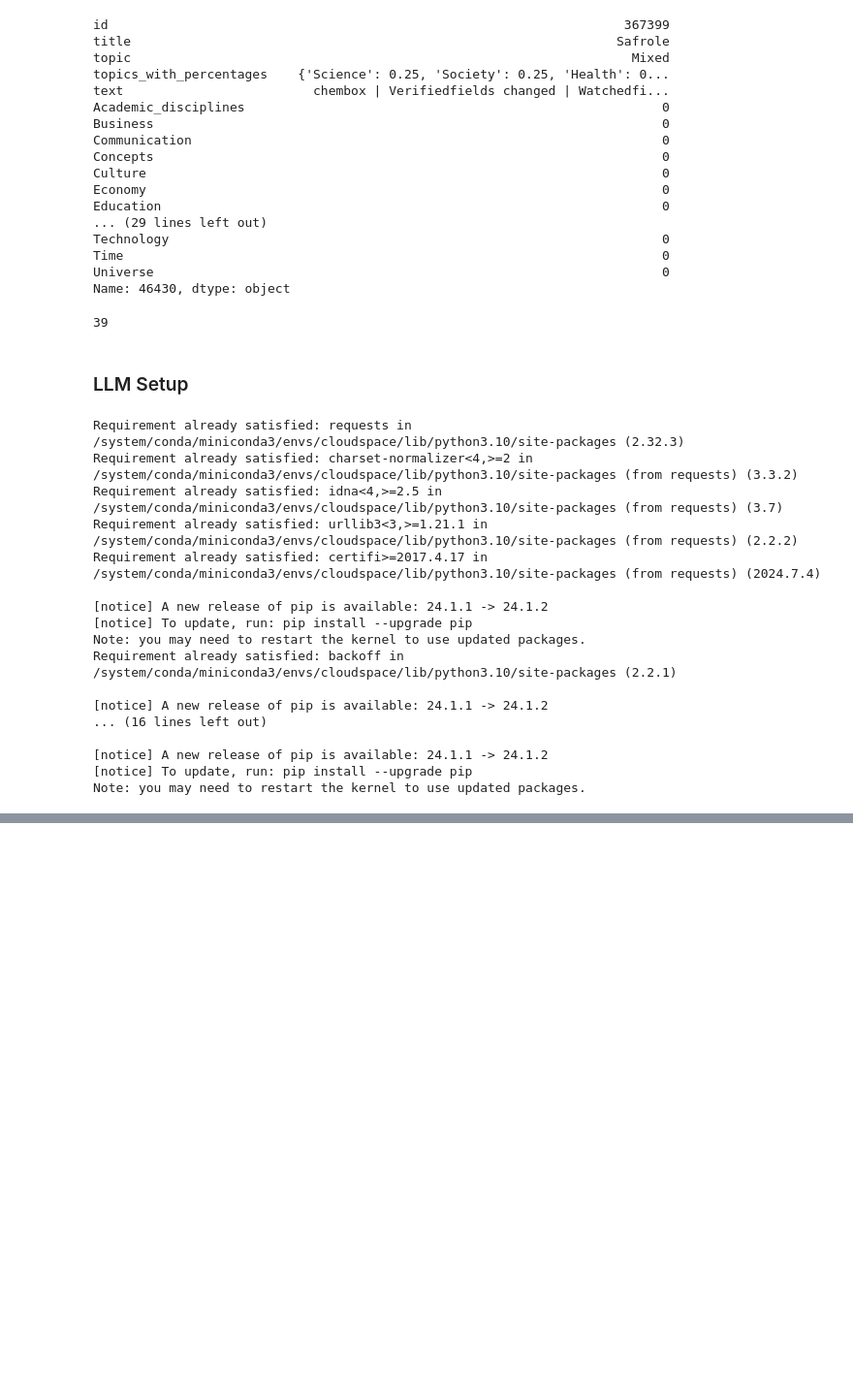
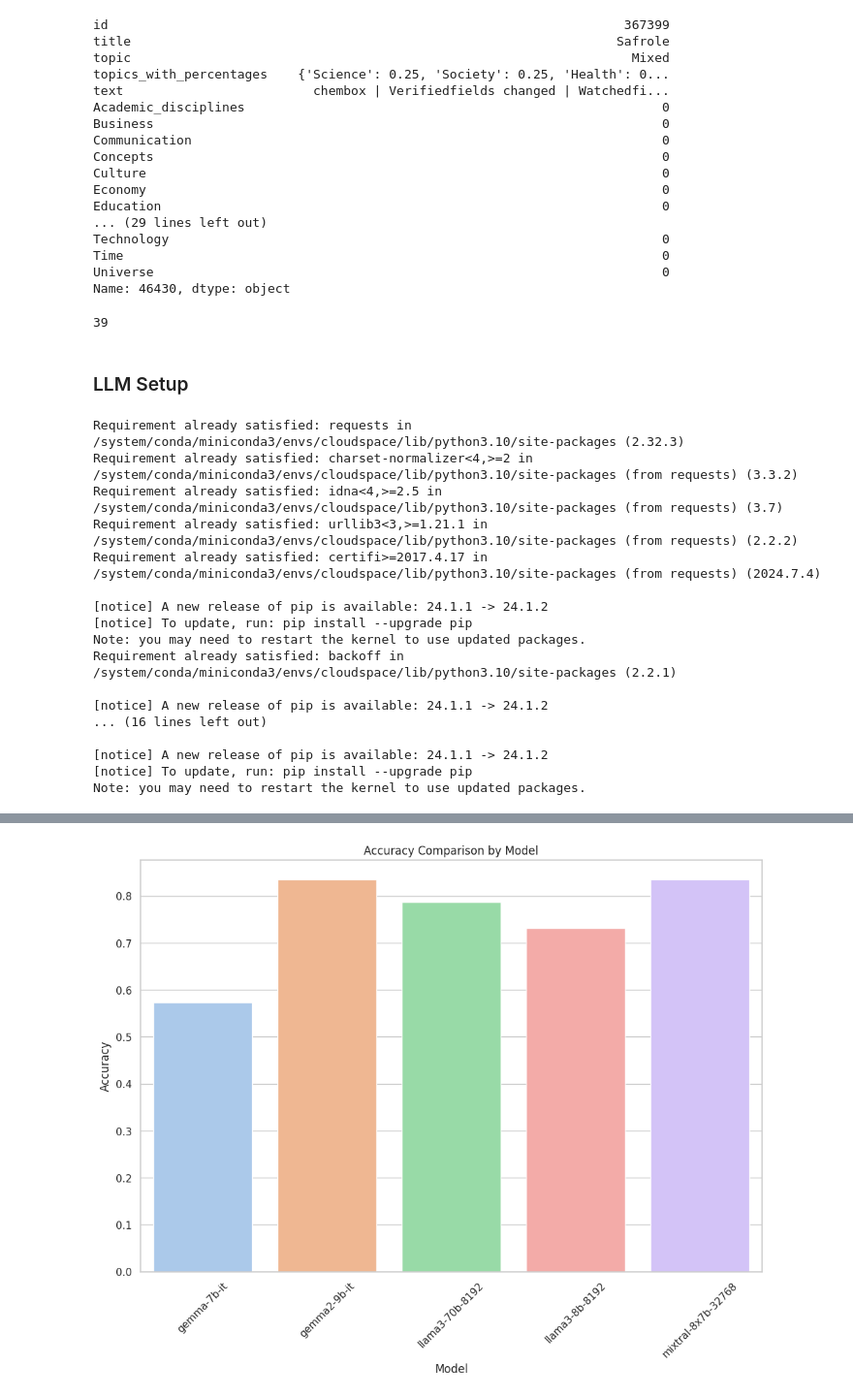
Before and after one commit to alexcalabrese/dsl_project, a Jupyter notebook: DSL_llm.ipynb, the cells around one changed output, grey strips where cells are left out. Shown at 97% size. Drawn from its saved outputs; the diff is of its cells as text; code cells hidden in the pictures; blank space fills up the shorter version.

Commit message:
Improved LLM Metrics Evaluation

```diff
--- a/DSL_llm.ipynb
+++ b/DSL_llm.ipynb
@@ -559,0 +421,81 @@ Hamming_loss: 2.06%
+# %%
+# Assuming 'clean_small_test_df' contains a 'model' column with the model names
+model_names = sorted(clean_small_test_df['model'].unique())
+
+# Define a color palette for the models
+colors = sns.color_palette('pastel', len(model_names))  # 'husl' is a nice perceptually uniform palette
+model_color_map = dict(zip(model_names, colors))
+# %%
+import pandas as pd
+import numpy as np
+import matplotlib.pyplot as plt
+import seaborn as sns
+from sklearn.metrics import accuracy_score, f1_score, precision_score, recall_score, hamming_loss
+
+def calculate_metrics_improved(df):
+    def get_true_labels(row):
+        if row['topic'] == 'Mixed':
+            return set(str(col) for col in df.columns[5:-1] if row[col] == 1)
+        else:
+            return {str(row['topic'])}
+
+    def get_pred_labels(pred_str):
+        return set(label.strip() for label in str(pred_str).split(',') if label.strip())
+
+    y_true = df.apply(get_true_labels, axis=1)
+    y_pred = df['prediction'].apply(get_pred_labels)
+
+    correct = sum(len(true.intersection(pred)) > 0 for true, pred in zip(y_true, y_pred))
+    total = len(df)
+
+    accuracy = correct / total
+
+    # For other metrics, we'll create binary labels for each unique class
+    all_labels = sorted(set.union(*y_true, *y_pred))
+
+    y_true_bin = [[1 if label in true_set else 0 for label in all_labels] for true_set in y_true]
+    y_pred_bin = [[1 if label in pred_set else 0 for label in all_labels] for pred_set in y_pred]
+
+    f1 = f1_score(y_true_bin, y_pred_bin, average='micro')
+    precision = precision_score(y_true_bin, y_pred_bin, average='micro', zero_division=0)
+    recall = recall_score(y_true_bin, y_pred_bin, average='micro')
+    hamming = hamming_loss(y_true_bin, y_pred_bin)
+
+    return {
+        'accuracy': accuracy,
+        'f1_score': f1,
+        'precision': precision,
+        'recall': recall,
+        'hamming_loss': hamming,
+    }
+
+# Use the function
+metrics = calculate_metrics_improved(clean_small_test_df)
+
+# Group by model and calculate accuracies for each model
+model_accuracies = {}
+for model_name, group_df in clean_small_test_df.groupby('model'):
+    model_accuracies[model_name] = calculate_metrics_improved(group_df)
+
+# Convert the results to a DataFrame for easier plotting
+accuracies_df = pd.DataFrame(model_accuracies).T
+
+# Plotting
+plt.figure(figsize=(12, 8))
+sns.set(style="whitegrid")
+
+# Plot each accuracy metric
+for metric in accuracies_df.columns:
+    sns.barplot(x=accuracies_df.index, y=accuracies_df[metric], palette=model_color_map, ci=None)
+    plt.title(f'{metric.replace("_", " ").capitalize()} Comparison by Model')
+    plt.xlabel('Model')
+    plt.ylabel(metric.replace('_', ' ').capitalize())
+    plt.xticks(rotation=45)
+    plt.show()
+
+# Print results
+for model, metrics in model_accuracies.items():
+    print(f"Model: {model}")
+    for metric, value in metrics.items():
+        print(f"  {metric.capitalize()}: {value:.2%}")
+# %% [output]
@@ -559,0 +509 @@ Hamming_loss: 2.06%
+[figure, added]
```
Also changed, not shown: parts of 22 cells of this notebook.
